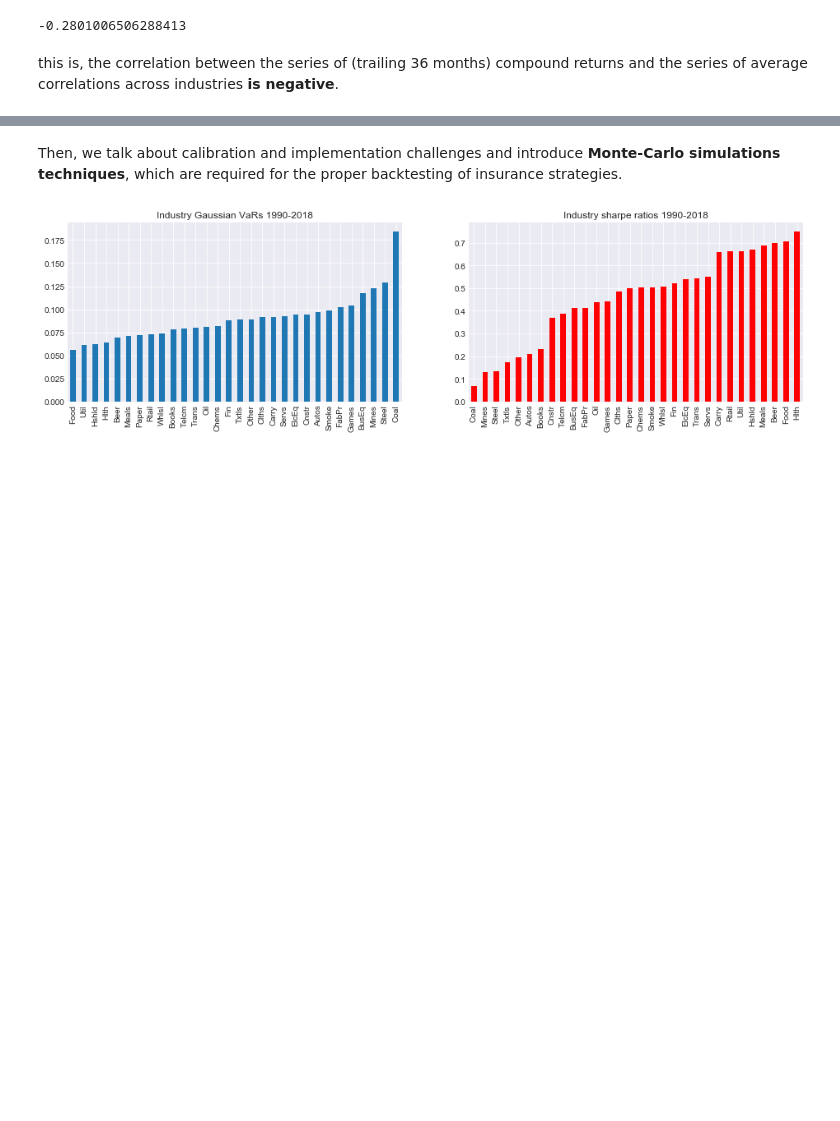
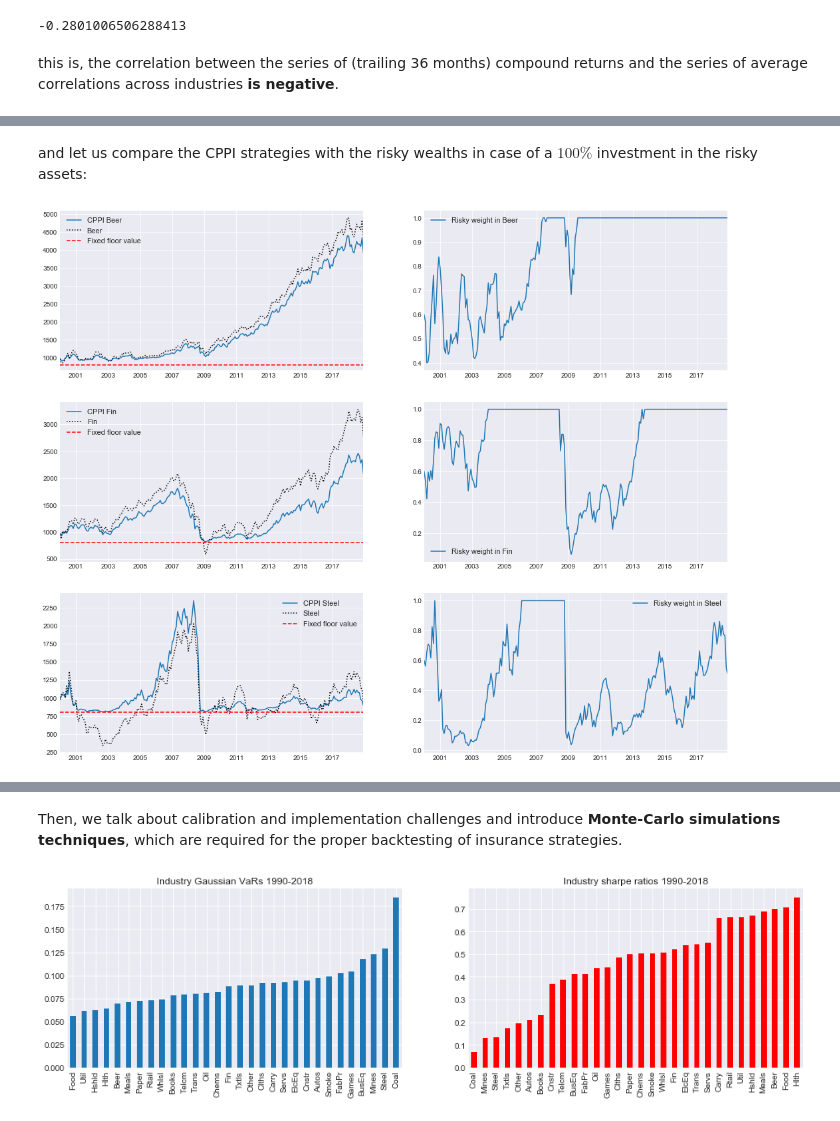
Before and after one commit to z4ir3/finance-courses, a Jupyter notebook: week-3.ipynb, the cells around one changed output, grey strips where cells are left out. Drawn from its saved outputs; the diff is of its cells as text; code cells hidden in the pictures; blank space fills up the shorter version.

```diff
--- a/week-3.ipynb
+++ b/week-3.ipynb
@@ -347,0 +375,3 @@ risky_w_history = pd.DataFrame().reindex_like(risky_rets)
+# %%
+risky_wealth = start_value * (1 + risky_rets).cumprod()
+risky_wealth.head()
@@ -395,0 +421,39 @@ erk.summary_stats( prova ) #["Steel"] )
+# %% [markdown]
+and let us compare the CPPI strategies with the risky wealths in case of a $100\%$ investment in the risky assets:
+# %%
+fig, ax = plt.subplots(3,2,figsize=(18,15))
+ax = ax.flatten()
+
+# Beer
+account_history["Beer"].plot(ax=ax[0], grid=True, label="CPPI Beer")
+risky_wealth["Beer"].plot(ax=ax[0], grid=True, label="Beer", style="k:")
+ax[0].axhline(y=floor_value, color="r", linestyle="--", label="Fixed floor value")
+ax[0].legend(fontsize=11)
+
+# Weights Beer
+risky_w_history["Beer"].plot(ax=ax[1], grid=True, label="Risky weight in Beer")
+ax[1].legend(fontsize=11)
+
+# Fin
+account_history["Fin"].plot(ax=ax[2], grid=True, label="CPPI Fin")
+risky_wealth["Fin"].plot(ax=ax[2], grid=True, label="Fin", style="k:")
+ax[2].axhline(y=floor_value, color="r", linestyle="--", label="Fixed floor value")
+ax[2].legend(fontsize=11)
+
+# Weights Fin
+risky_w_history["Fin"].plot(ax=ax[3], grid=True, label="Risky weight in Fin")
+ax[3].legend(fontsize=11)
+
+# Steel
+account_history["Steel"].plot(ax=ax[4], grid=True, label="CPPI Steel")
+risky_wealth["Steel"].plot(ax=ax[4], grid=True, label="Steel", style="k:")
+ax[4].axhline(y=floor_value, color="r", linestyle="--", label="Fixed floor value")
+ax[4].legend(fontsize=11)
+
+# Weights Steel
+risky_w_history["Steel"].plot(ax=ax[5], grid=True, label="Risky weight in Steel")
+ax[5].legend(fontsize=11)
+
+plt.show()
+# %% [output]
+[figure, added]
```
Also changed, not shown: parts of 21 cells of this notebook.
